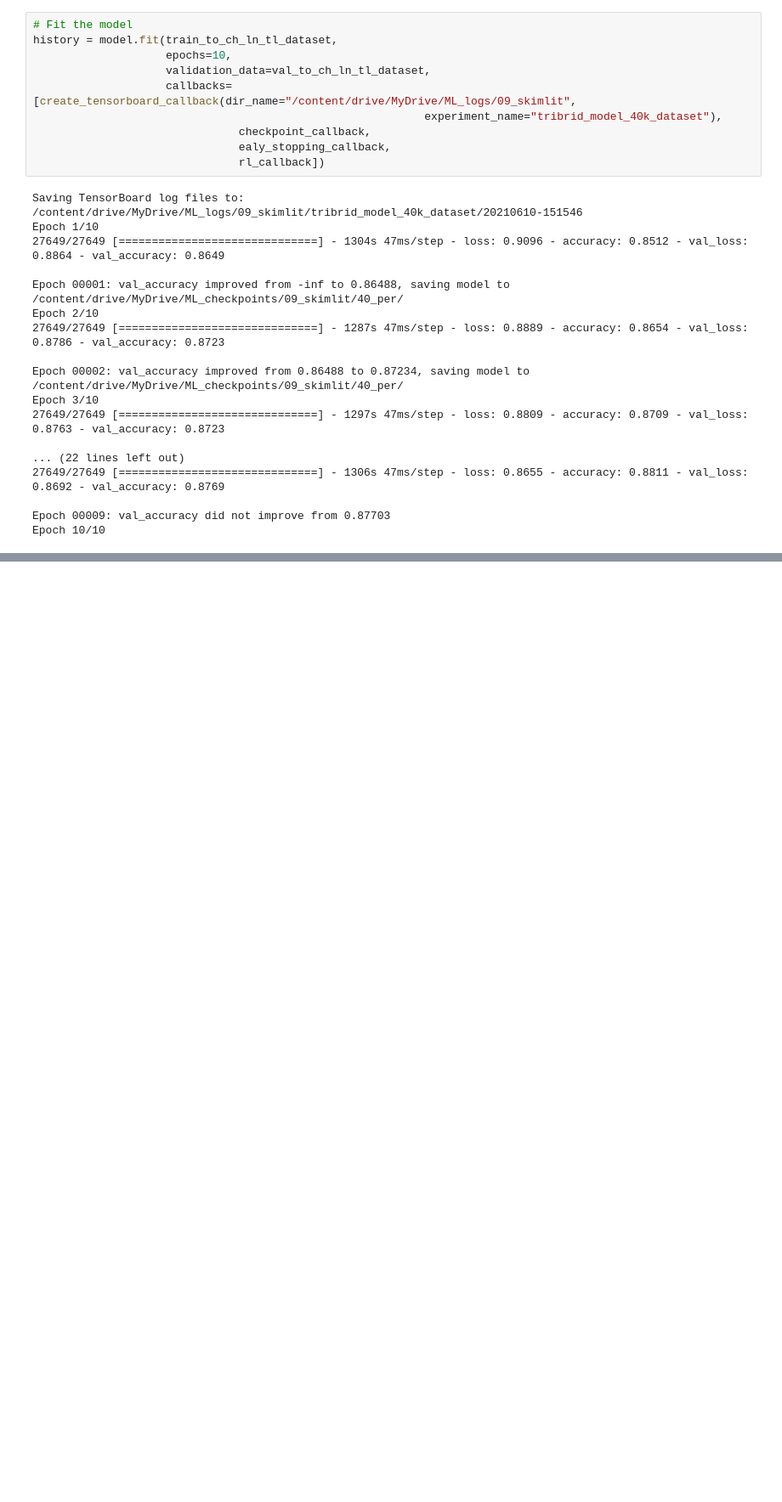
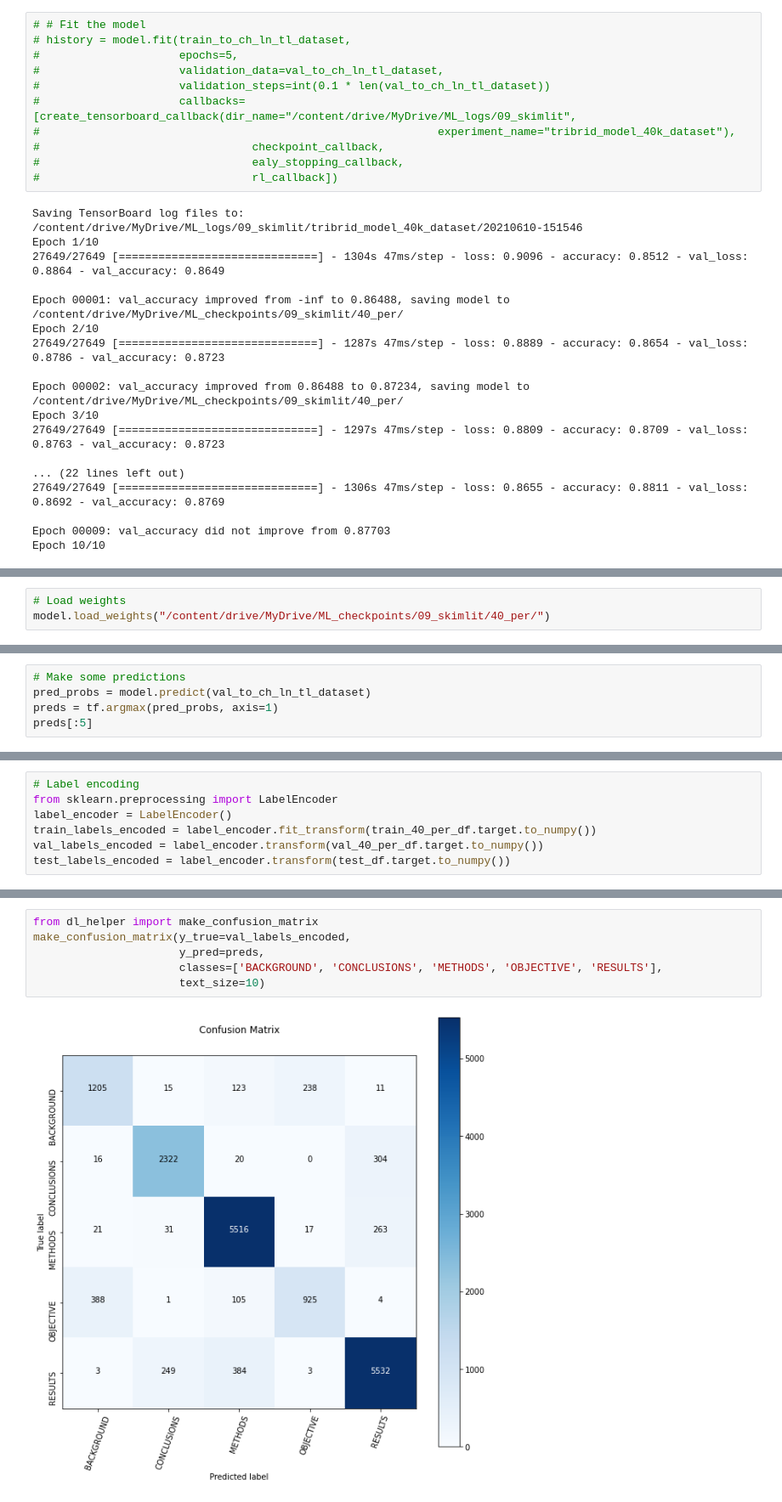
Before and after one commit to JpChii/ML-Projects, a Jupyter notebook: 09_skim_lit_40k_dataset.ipynb, the cells around one changed output, grey strips where cells are left out. Shown at 85% size. Cells and saved outputs as stored; diff of their text form; blank space fills up the shorter version.

Commit message:
tribrid 40 percent model completed

```diff
--- a/09_skim_lit_40k_dataset.ipynb
+++ b/09_skim_lit_40k_dataset.ipynb
@@ -642,15 +642,16 @@ model.compile(loss=tf.keras.losses.CategoricalCrossentropy(label_smoothing=0.2),
              optimizer=tf.keras.optimizers.Adam(),
              metrics=["accuracy"])
 # %%
-# Fit the model
-history = model.fit(train_to_ch_ln_tl_dataset,
-                    epochs=10,
-                    validation_data=val_to_ch_ln_tl_dataset,
-                    callbacks=[create_tensorboard_callback(dir_name="/content/drive/MyDrive/ML_logs/09_skimlit",
-                                                           experiment_name="tribrid_model_40k_dataset"),
-                               checkpoint_callback,
-                               ealy_stopping_callback,
-                               rl_callback])
+# # Fit the model
+# history = model.fit(train_to_ch_ln_tl_dataset,
+#                     epochs=5,
+#                     validation_data=val_to_ch_ln_tl_dataset,
+#                     validation_steps=int(0.1 * len(val_to_ch_ln_tl_dataset))
+#                     callbacks=[create_tensorboard_callback(dir_name="/content/drive/MyDrive/ML_logs/09_skimlit",
+#                                                            experiment_name="tribrid_model_40k_dataset"),
+#                                checkpoint_callback,
+#                                ealy_stopping_callback,
+#                                rl_callback])
 # %% [output]
 Saving TensorBoard log files to: /content/drive/MyDrive/ML_logs/09_skimlit/tribrid_model_40k_dataset/20210610-151546
 Epoch 1/10
@@ -678,0 +677,3 @@ for layer in model.layers:
+# %%
+# Load weights
+model.load_weights("/content/drive/MyDrive/ML_checkpoints/09_skimlit/40_per/")
@@ -678,0 +682,5 @@ for layer in model.layers:
+# %%
+# Make some predictions
+pred_probs = model.predict(val_to_ch_ln_tl_dataset)
+preds = tf.argmax(pred_probs, axis=1)
+preds[:5]
@@ -678,0 +689,7 @@ for layer in model.layers:
+# %%
+# Label encoding
+from sklearn.preprocessing import LabelEncoder
+label_encoder = LabelEncoder()
+train_labels_encoded = label_encoder.fit_transform(train_40_per_df.target.to_numpy())
+val_labels_encoded = label_encoder.transform(val_40_per_df.target.to_numpy())
+test_labels_encoded = label_encoder.transform(test_df.target.to_numpy())
@@ -678,0 +758,8 @@ for layer in model.layers:
+# %%
+from dl_helper import make_confusion_matrix
+make_confusion_matrix(y_true=val_labels_encoded,
+                      y_pred=preds,
+                      classes=['BACKGROUND', 'CONCLUSIONS', 'METHODS', 'OBJECTIVE', 'RESULTS'],
+                      text_size=10)
+# %% [output]
+[figure, added]
```
Also changed, not shown: parts of 37 cells of this notebook.
